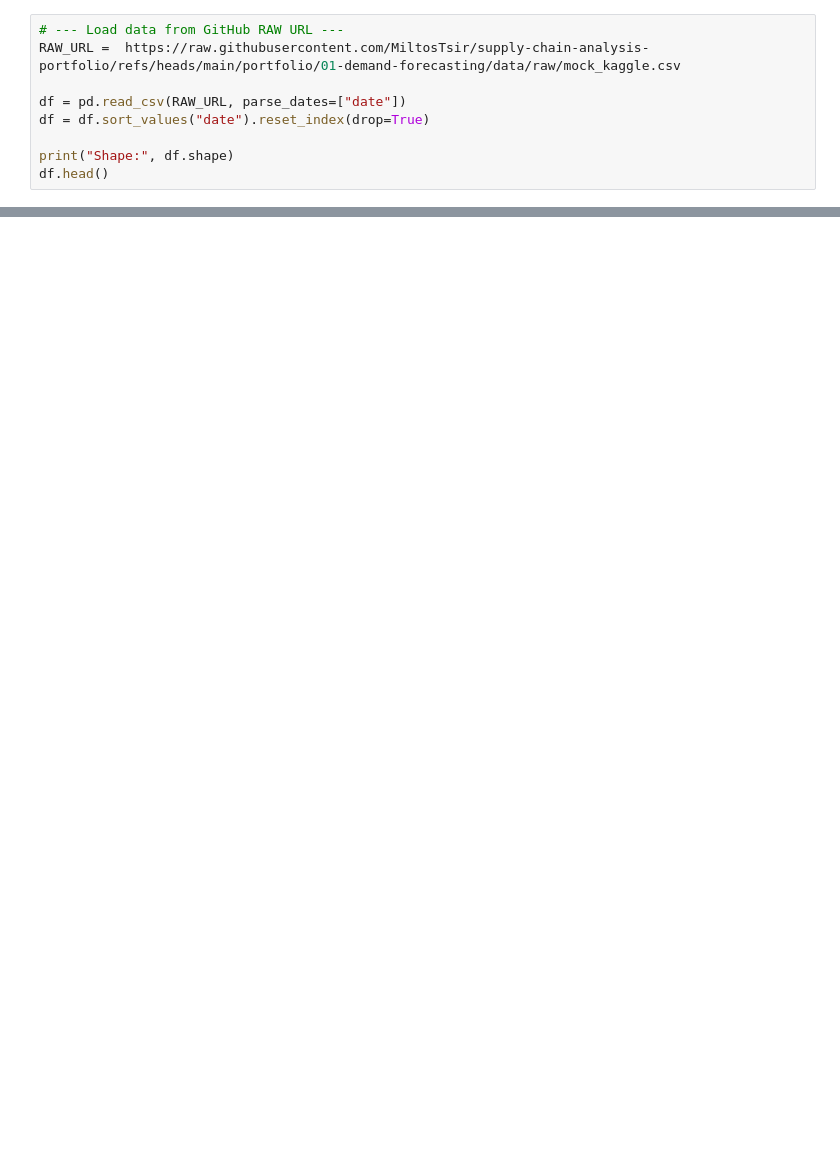
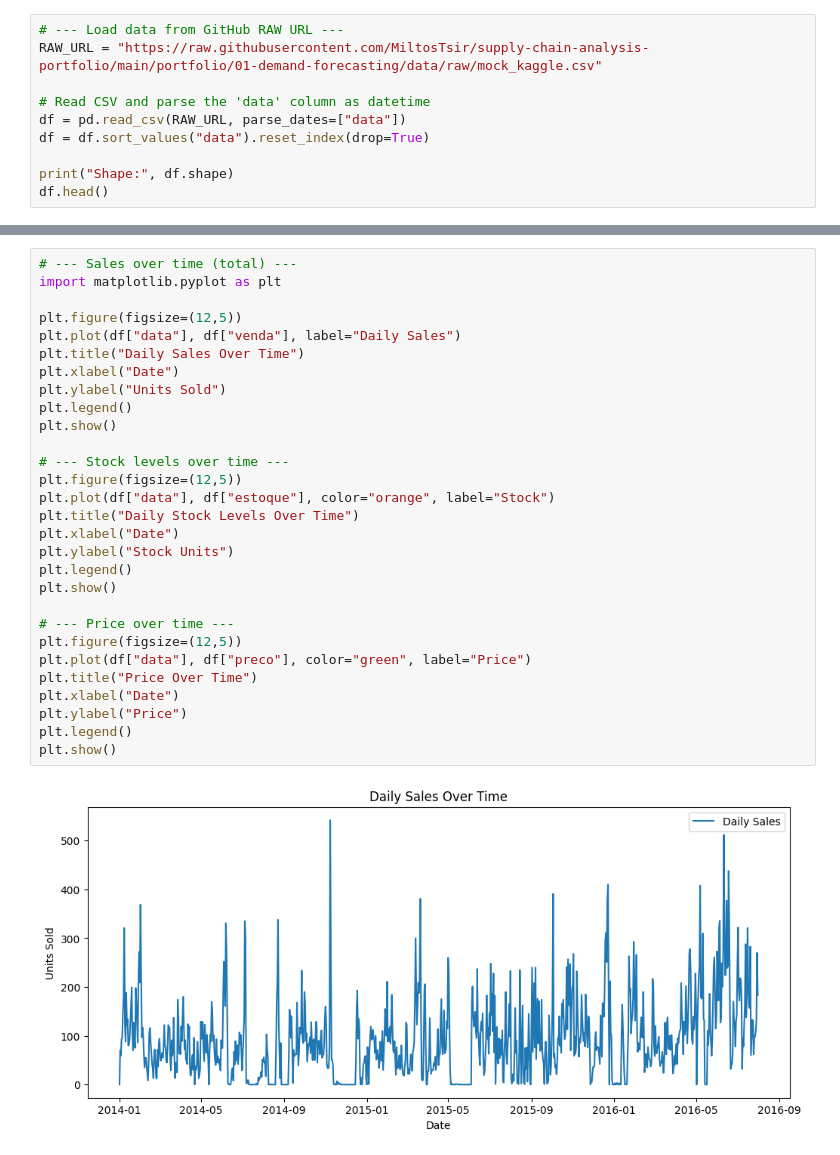
Before and after one commit to MiltosTsir/supply-chain-analysis-portfolio, a Jupyter notebook: portfolio/01-demand-forecasting/notebooks/01_eda_forecasting.ipynb, the cells around one changed output, grey strips where cells are left out. Saved outputs shown, nothing was run; the diff lists cells and outputs as text; blank space fills up the shorter version.

Commit message:
Add EDA and baseline forecasts notebook

```diff
--- a/portfolio/01-demand-forecasting/notebooks/01_eda_forecasting.ipynb
+++ b/portfolio/01-demand-forecasting/notebooks/01_eda_forecasting.ipynb
@@ -12,10 +12,11 @@ from statsmodels.tsa.seasonal import seasonal_decompose
 pd.set_option("display.max_columns", None)
 # %%
 # --- Load data from GitHub RAW URL ---
-RAW_URL =  https://raw.githubusercontent.com/MiltosTsir/supply-chain-analysis-portfolio/refs/heads/main/portfolio/01-demand-forecasting/data/raw/mock_kaggle.csv
+RAW_URL = "https://raw.githubusercontent.com/MiltosTsir/supply-chain-analysis-portfolio/main/portfolio/01-demand-forecasting/data/raw/mock_kaggle.csv"
 
-df = pd.read_csv(RAW_URL, parse_dates=["date"])
-df = df.sort_values("date").reset_index(drop=True)
+# Read CSV and parse the 'data' column as datetime
+df = pd.read_csv(RAW_URL, parse_dates=["data"])
+df = df.sort_values("data").reset_index(drop=True)
 
 print("Shape:", df.shape)
 df.head()
@@ -51,0 +69,31 @@ if "store" in df.columns:
+# %%
+# --- Sales over time (total) ---
+import matplotlib.pyplot as plt
+
+plt.figure(figsize=(12,5))
+plt.plot(df["data"], df["venda"], label="Daily Sales")
+plt.title("Daily Sales Over Time")
+plt.xlabel("Date")
+plt.ylabel("Units Sold")
+plt.legend()
+plt.show()
+
+# --- Stock levels over time ---
+plt.figure(figsize=(12,5))
+plt.plot(df["data"], df["estoque"], color="orange", label="Stock")
+plt.title("Daily Stock Levels Over Time")
+plt.xlabel("Date")
+plt.ylabel("Stock Units")
+plt.legend()
+plt.show()
+
+# --- Price over time ---
+plt.figure(figsize=(12,5))
+plt.plot(df["data"], df["preco"], color="green", label="Price")
+plt.title("Price Over Time")
+plt.xlabel("Date")
+plt.ylabel("Price")
+plt.legend()
+plt.show()
+# %% [output]
+[figure, added]
```
Also changed, not shown: parts of 8 cells of this notebook.
